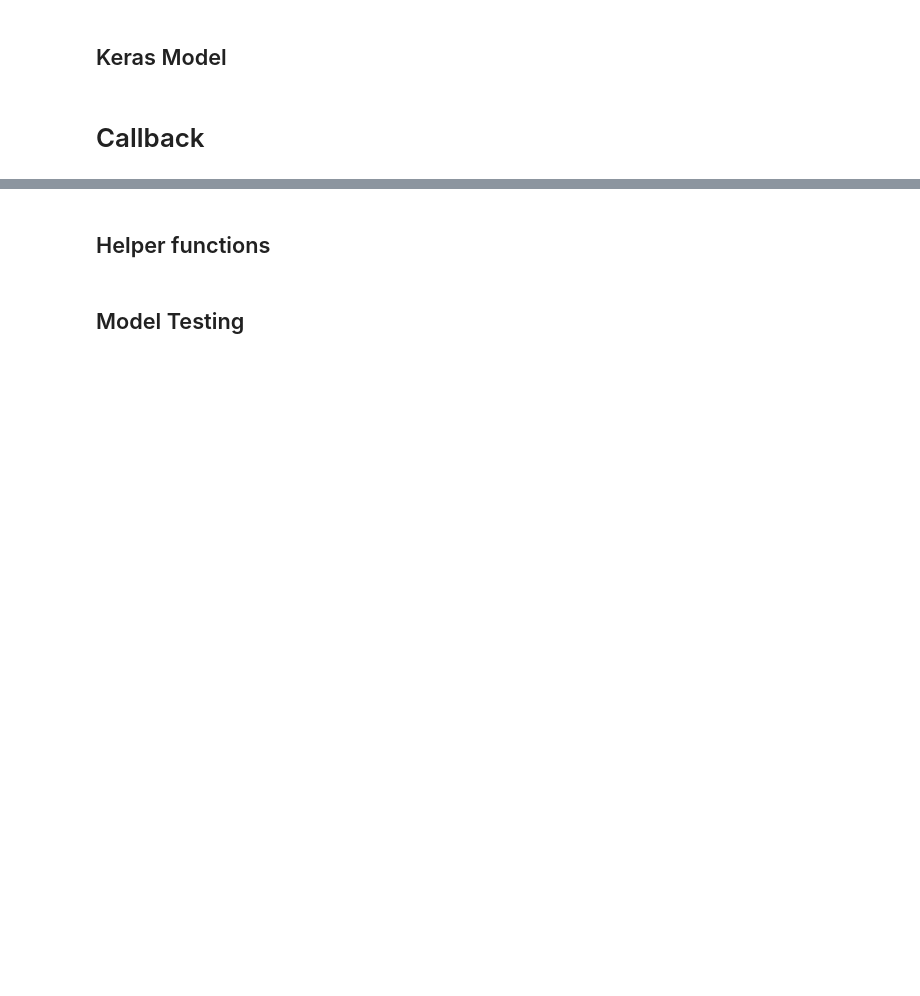
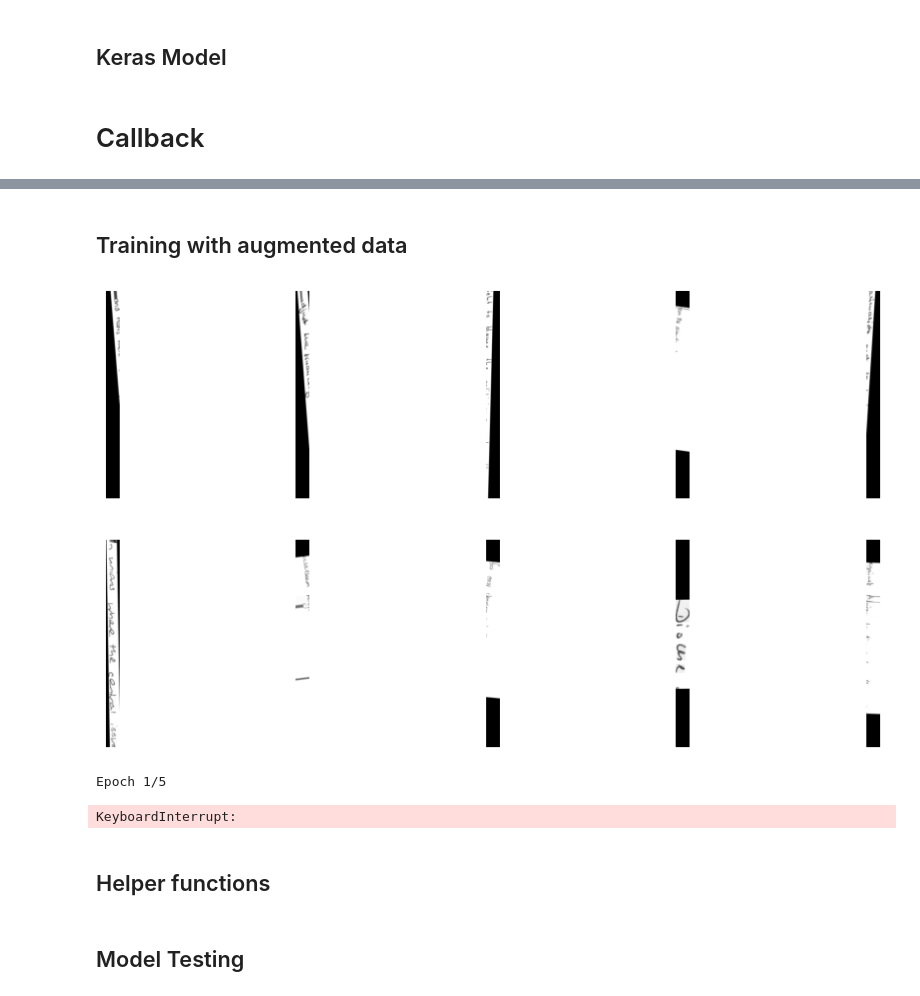
Before and after one commit to DevTimBo/SmartApp-Project, a Jupyter notebook: main.ipynb, the cells around one changed output, grey strips where cells are left out. Saved outputs shown, nothing was run; the diff lists cells and outputs as text; code cells hidden in the pictures; blank space fills up the shorter version.

Commit message:
created custom_image_generator, implemented > main image_augmentation deprecated, not using it lol

```diff
--- a/main.ipynb
+++ b/main.ipynb
@@ -101,9 +99,10 @@ from keras.preprocessing import image
 import matplotlib.pyplot as plt
 
 sample_image = ia.sample_image(train_ds)
+print (sample_image.size) # , sample_label.size)
 
 # Initialize the image data generator
-datagen = ia.init_image_generator(sample_image, batch_size=1)
+datagen = ia.init_image_generator(sample_image)
 
 # Generate augmented images
 augmented_images = []
@@ -120,10 +119,4 @@ for i, img in enumerate([image.array_to_img(sample_image)] + augmented_images):
     plt.set_cmap('gray')
 
 plt.show()
-
-
-# For training
-# sample_image = ia.sample_image(train_ds)
-# train_datagen = ia.init_image_generator(sample_image, batch_size=1)
-# model.fit(train_datagen, epochs=.......)
 # %% [output]
@@ -255,7 +218,7 @@ def train_model(model):
     return prediction_model, history
 # %%
 # Get the model.
-model = build_model_default()
+model = build_model9v3()
 model.summary()
 # %% [output]
 WARNING:tensorflow:From c:\Users\SoNotOkay\GitHubReposVStudios\SmartApp-Project\venv\Lib\site-packages\keras\src\layers\pooling\max_pooling2d.py:161: The name tf.nn.max_pool is deprecated. Please use  ...
@@ -286,0 +243,29 @@ KeyboardInterrupt:
+# %% [markdown]
+## Training with augmented data
+# %%
+import custom_image_generator as cgi
+
+BATCH_SIZE=32
+
+train_generator = cgi.CustomImageGenerator(x_train_img_paths, y_train_labels, BATCH_SIZE, IMAGE_WIDTH, IMAGE_HEIGHT)
+
+
+
+example_batch = train_generator[0]
+augmented_images = example_batch[0]['image']
+
+num_to_plot = 10
+fig = plt.figure(figsize=(12, 6))  # Adjust the figsize as needed
+
+for i in range(num_to_plot):
+    plt.subplot(2, num_to_plot // 2, i+1)
+    plt.imshow(np.squeeze(augmented_images[i]), cmap='gray')
+    plt.axis('off')
+
+plt.show()
+
+history = model.fit(train_generator, steps_per_epoch=len(train_generator), validation_data=val_ds, epochs=EPOCHS, callbacks=monitor)
+# %% [output]
+[figure, added]
+Epoch 1/5
+KeyboardInterrupt:
```
Also changed, not shown: parts of 7 cells of this notebook, 2 other files.
